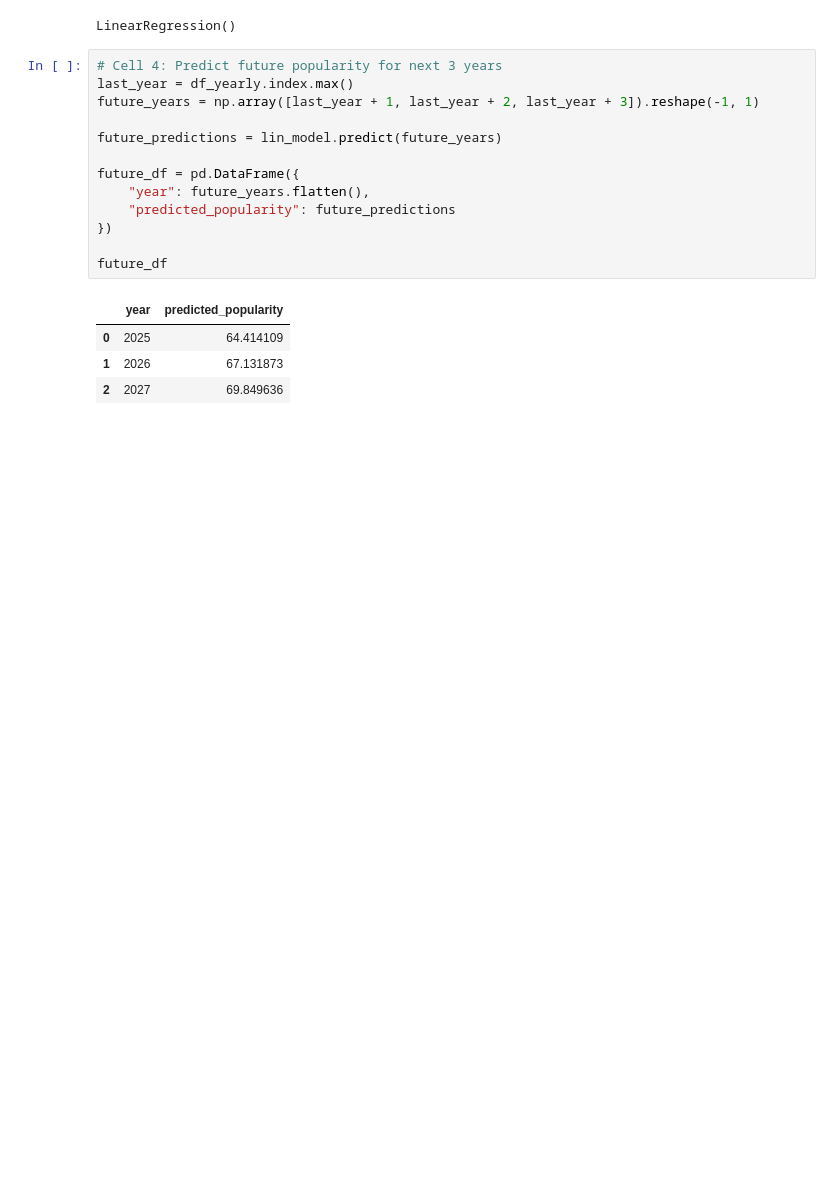
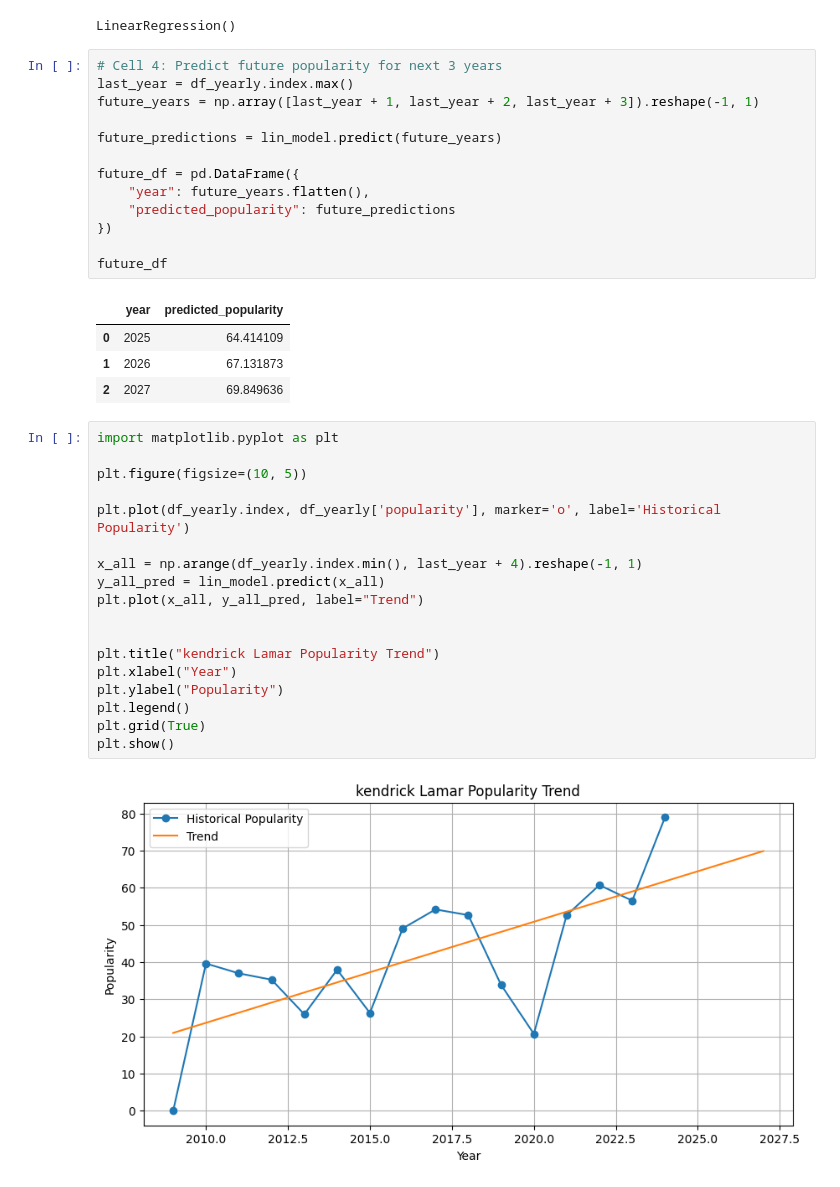
Before and after one commit to msds25018-lab/tools-project, a Jupyter notebook: project-code.ipynb, the cells around one changed output. Cells and saved outputs as stored; diff of their text form; blank space fills up the shorter version.

```diff
--- a/project-code.ipynb
+++ b/project-code.ipynb
@@ -246,6 +246,26 @@ future_df
 | 0 | 2025 | 64.414109 |
 | 1 | 2026 | 67.131873 |
 | 2 | 2027 | 69.849636 |
+# %%
+import matplotlib.pyplot as plt
+
+plt.figure(figsize=(10, 5))
+
+plt.plot(df_yearly.index, df_yearly['popularity'], marker='o', label='Historical Popularity')
+
+x_all = np.arange(df_yearly.index.min(), last_year + 4).reshape(-1, 1)
+y_all_pred = lin_model.predict(x_all)
+plt.plot(x_all, y_all_pred, label="Trend")
+
+
+plt.title("kendrick Lamar Popularity Trend")
+plt.xlabel("Year")
+plt.ylabel("Popularity")
+plt.legend()
+plt.grid(True)
+plt.show()
+# %% [output]
+[figure, new version]
 # %%
 import matplotlib.pyplot as plt
 
```
Also changed, not shown: parts of 3 cells of this notebook.
